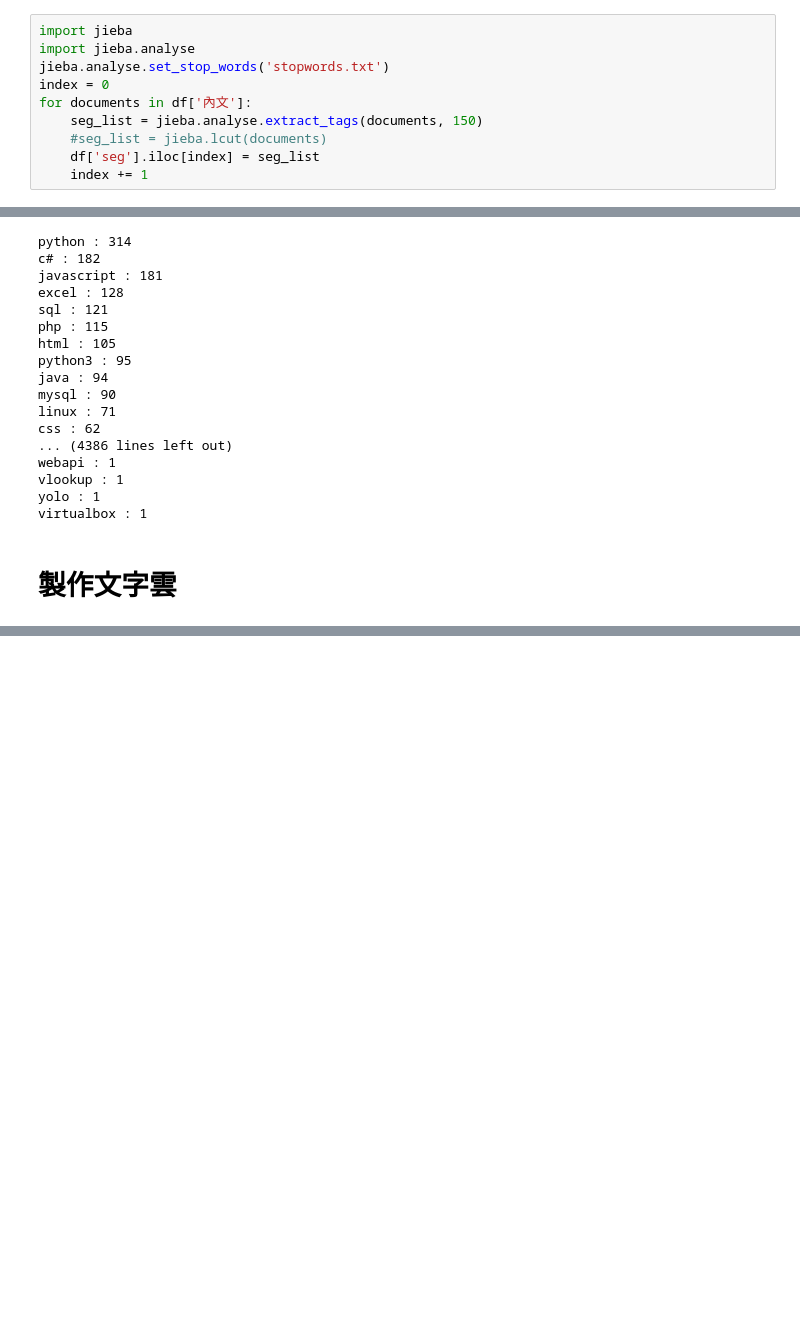
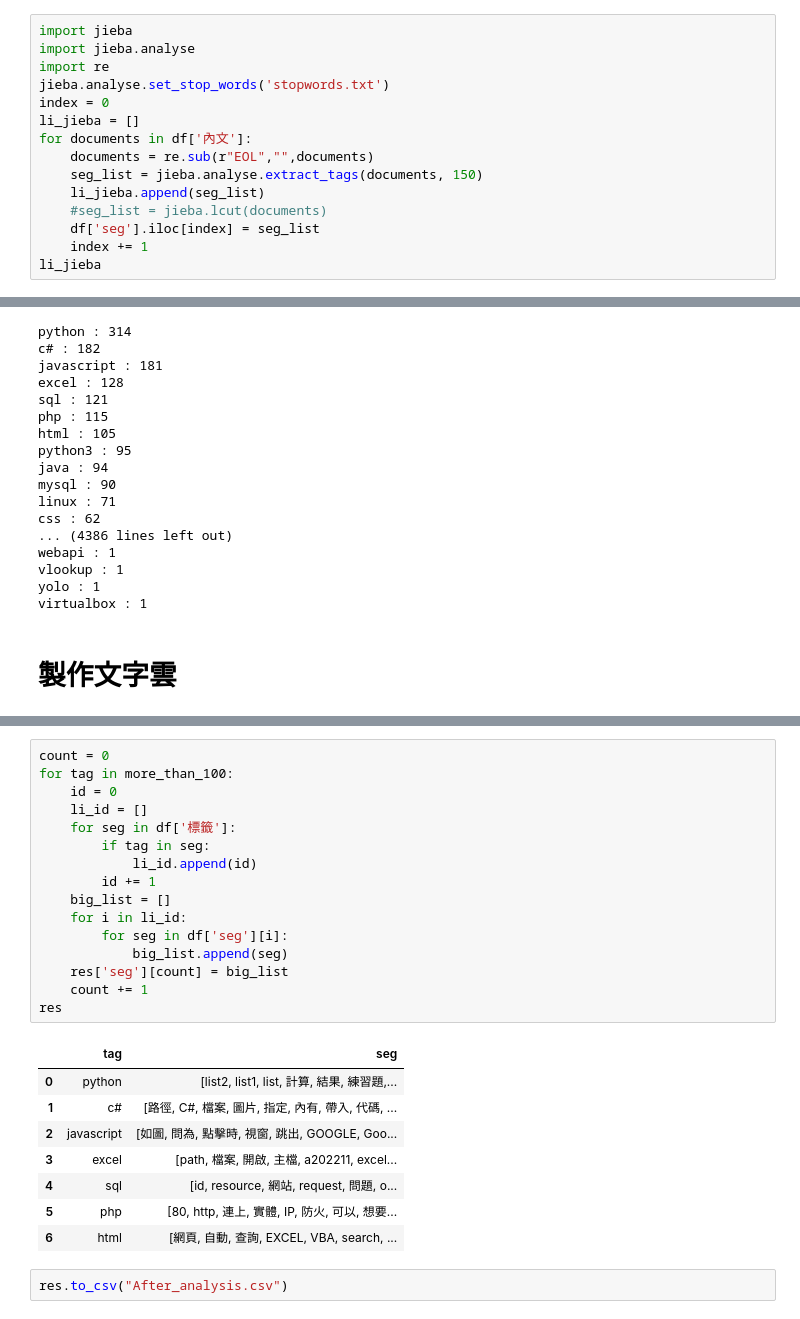
Before and after one commit to minhao920201/PL, a Jupyter notebook: HW5/analysis.ipynb, the cells around one changed output, grey strips where cells are left out. Cells and saved outputs as stored; diff of their text form; blank space fills up the shorter version.

```diff
--- a/HW5/analysis.ipynb
+++ b/HW5/analysis.ipynb
@@ -49,10 +56,15 @@ df.head()
 # %%
 import jieba
 import jieba.analyse
+import re
 jieba.analyse.set_stop_words('stopwords.txt')
 index = 0
+li_jieba = []
 for documents in df['內文']:
+    documents = re.sub(r"EOL","",documents)
     seg_list = jieba.analyse.extract_tags(documents, 150)
+    li_jieba.append(seg_list)
     #seg_list = jieba.lcut(documents)
     df['seg'].iloc[index] = seg_list
     index += 1
+li_jieba
@@ -183,0 +256,27 @@ plt.show()
+# %%
+count = 0
+for tag in more_than_100:
+    id = 0
+    li_id = []
+    for seg in df['標籤']:
+        if tag in seg:
+            li_id.append(id)
+        id += 1
+    big_list = []
+    for i in li_id:
+        for seg in df['seg'][i]:
+            big_list.append(seg)
+    res['seg'][count] = big_list
+    count += 1
+res
+# %% [output]
+|  | tag | seg |
+| 0 | python | [list2, list1, list, 計算, 結果, 練習題,... |
+| 1 | c# | [路徑, C#, 檔案, 圖片, 指定, 內有, 帶入, 代碼, ... |
+| 2 | javascript | [如圖, 問為, 點擊時, 視窗, 跳出, GOOGLE, Goo... |
+| 3 | excel | [path, 檔案, 開啟, 主檔, a202211, excel... |
+| 4 | sql | [id, resource, 網站, request, 問題, o... |
+| 5 | php | [80, http, 連上, 實體, IP, 防火, 可以, 想要... |
+| 6 | html | [網頁, 自動, 查詢, EXCEL, VBA, search, ... |
+# %%
+res.to_csv("After_analysis.csv")
```
Also changed, not shown: parts of 8 cells of this notebook.
